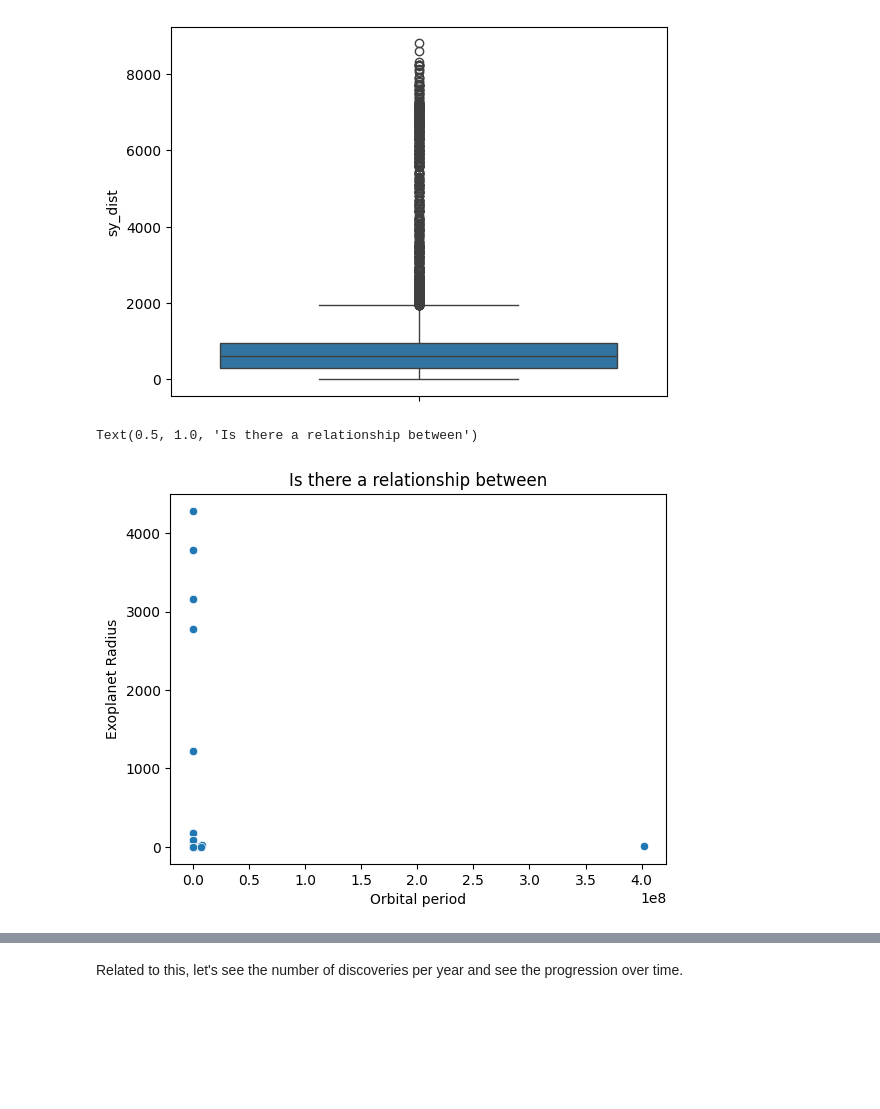
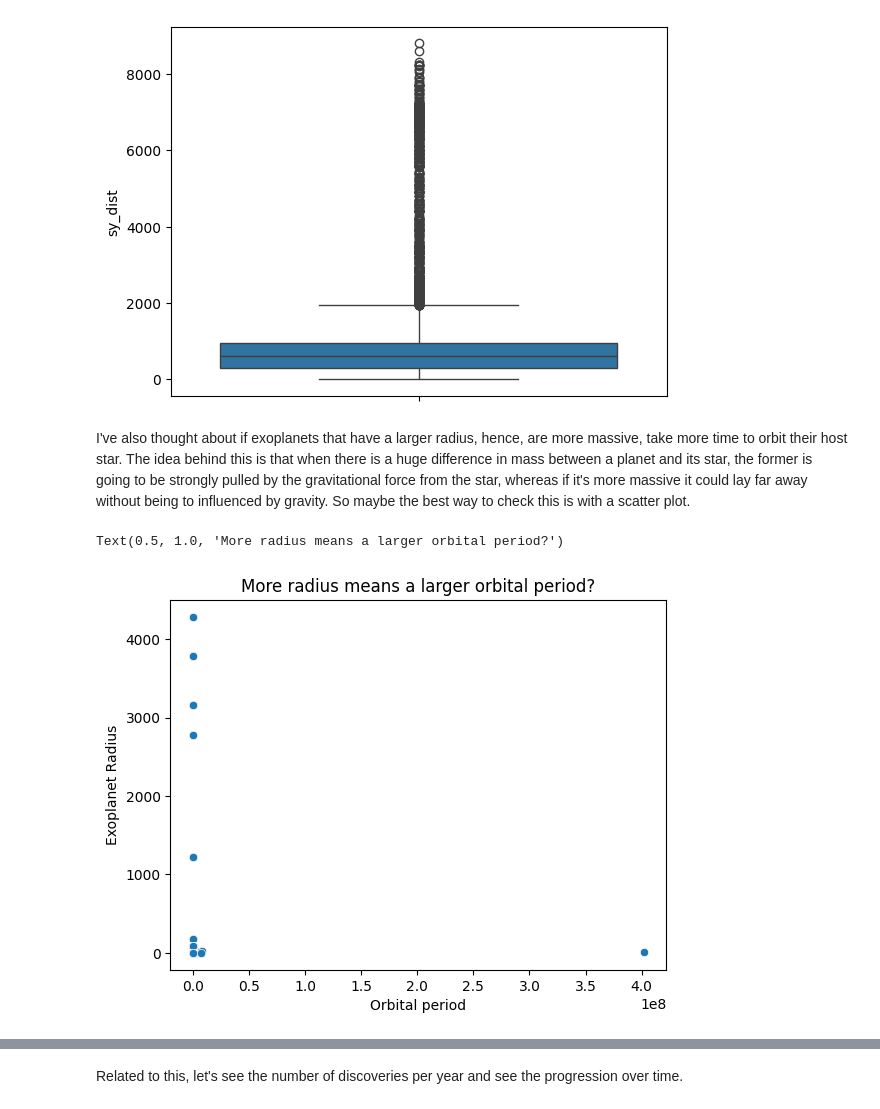
Before and after one commit to AlejandroBlancoFernandez/ExoplanetEDA, a Jupyter notebook: ExoplanetEDA.ipynb, the cells around one changed output, grey strips where cells are left out. Saved outputs shown, nothing was run; the diff lists cells and outputs as text; code cells hidden in the pictures; blank space fills up the shorter version.

```diff
--- a/ExoplanetEDA.ipynb
+++ b/ExoplanetEDA.ipynb
@@ -492,12 +527,14 @@ sns.boxplot(df['sy_dist'])
 # %% [output]
 <Axes: ylabel='sy_dist'>
 [figure]
+# %% [markdown]
+I've also thought about if exoplanets that have a larger radius, hence, are more massive, take more time to orbit their host star. The idea behind this is that when there is a huge difference in mass between a planet and its star, the former is going to be strongly pulled by the gravitational force from the star, whereas if it's more massive it could lay far away without being to influenced by gravity. So maybe the best way to check this is with a scatter plot.
 # %%
 # Scatterplot with pl_orbper and pl_rade
 sns.scatterplot(x='pl_orbper', y='pl_rade', data=df)
 plt.xlabel('Orbital period')
 plt.ylabel('Exoplanet Radius')
-plt.title('Is there a relationship between')
+plt.title('More radius means a larger orbital period?')
 # %% [output]
-Text(0.5, 1.0, 'Is there a relationship between')
+Text(0.5, 1.0, 'More radius means a larger orbital period?')
-[figure, old version]
+[figure, new version]
```
Also changed, not shown: parts of 32 cells of this notebook.
